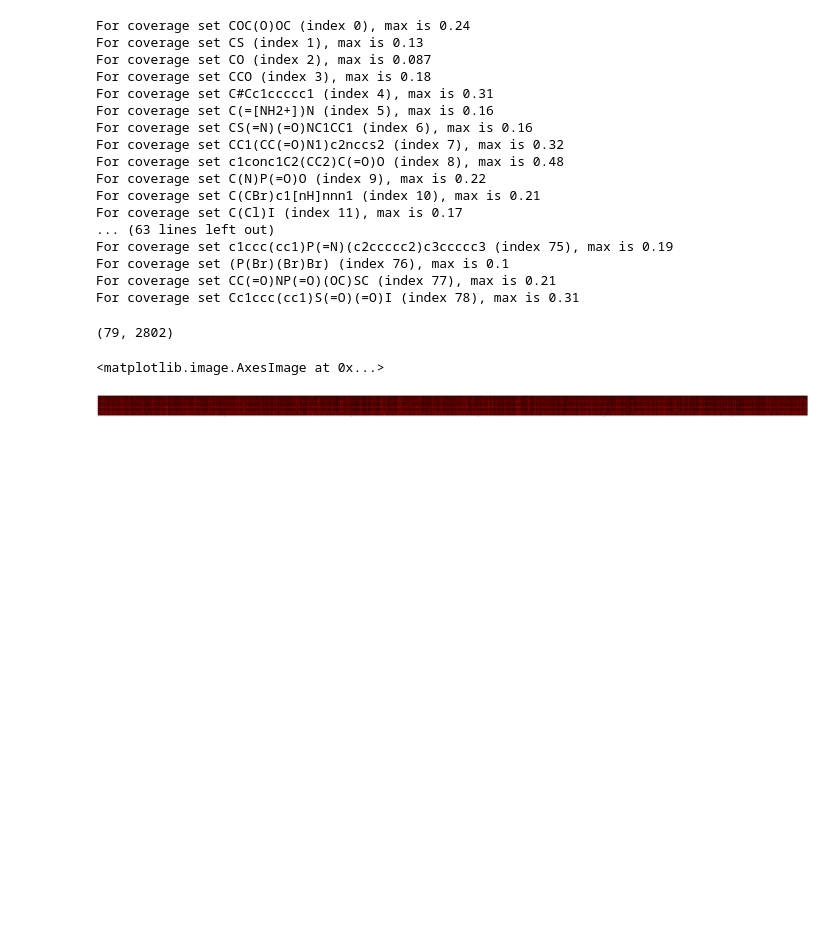
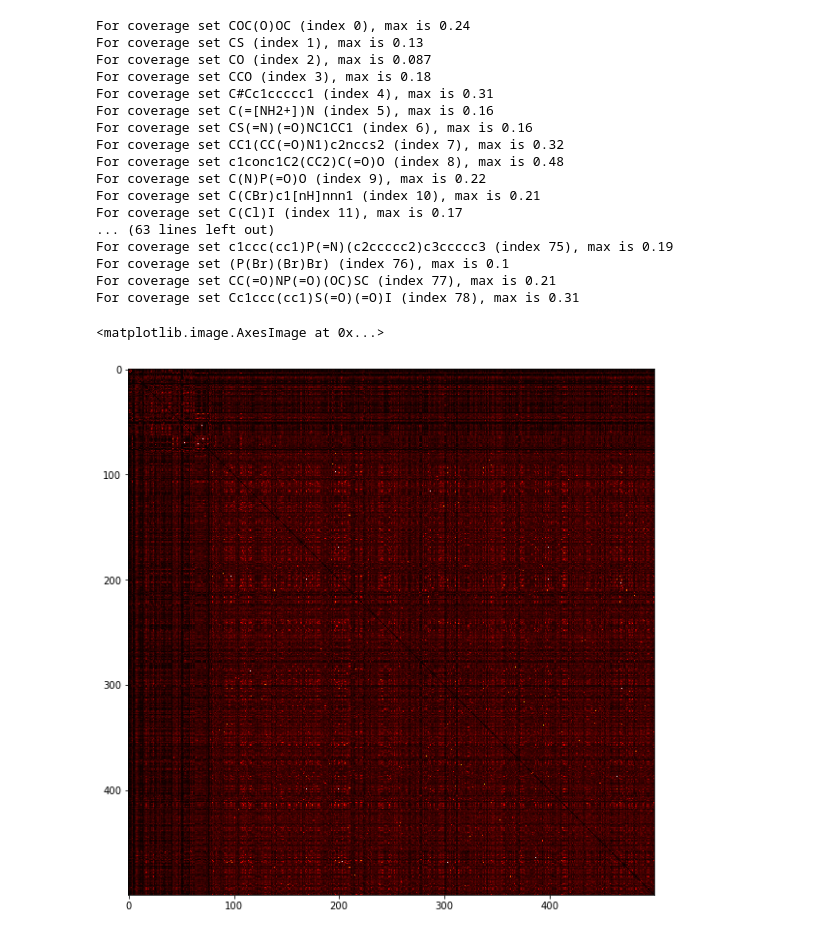
Before and after one commit to openforcefield/open-forcefield-data, a Jupyter notebook: construct_benchmarks/divide_sets.ipynb, the cells around one changed output. Saved outputs shown, nothing was run; the diff lists cells and outputs as text; code cells hidden in the pictures; blank space fills up the shorter version.

```diff
--- a/construct_benchmarks/divide_sets.ipynb
+++ b/construct_benchmarks/divide_sets.ipynb
@@ -3013,26 +3020,33 @@ For coverage set c1ccc(cc1)P(=N)(c2ccccc2)c3ccccc3 (index 75), max is 0.19
 For coverage set (P(Br)(Br)Br) (index 76), max is 0.1
 For coverage set CC(=O)NP(=O)(OC)SC (index 77), max is 0.21
 For coverage set Cc1ccc(cc1)S(=O)(=O)I (index 78), max is 0.31
-# %%
-# Compute full similarity matrix by this metric
-
-t_matrix = np.zeros( (len(coverage_set_smi), len(discrepancies_set_smi)), np.float)
-print(t_matrix.shape)
-
-for i, cov_smi in enumerate(coverage_set_smi):
-    tanimotos = []
-    for j, dis_smi in enumerate(discrepancies_set_smi):
-        t_matrix[i,j]= OETanimoto(coverage_set_fp[i], discrepancies_set_fp[j])
-
-import matplotlib.pyplot as plt
-%matplotlib inline
-
-plt.figure(figsize =(100,100))
-plt.imshow(t_matrix, cmap='hot')
-# %% [output]
-(79, 2802)
-<matplotlib.image.AxesImage at 0x...>
-[figure, removed]
+# %%
+# Compute full similarity matrix by this metric
+# Let's make it an (N+M)*(N+M) matrix so we have all-by-all similarities.
+# Make coverage set be first N, discrepancies set next M
+
+N = len(coverage_set_smi)
+M = len(discrepancies_set_smi)
+
+t_matrix = np.zeros( (N+M,N+M), np.float)
+
+comparison_fps = coverage_set_fp + discrepancies_set_fp
+comparison_mols = coverage_set_mols + discrepancies_set_mols
+
+for n in range(N+M):
+    for m in range(N+M):
+        if n != m: #Make diagonal elements be zero for more convenience
+            t_matrix[n,m] = OETanimoto( comparison_fps[n], comparison_fps[m])
+
+import matplotlib.pyplot as plt
+%matplotlib inline
+
+# Plot part of matrix
+plt.figure(figsize =(10,10))
+plt.imshow(t_matrix[0:500,0:500], cmap='hot')
+# %% [output]
+<matplotlib.image.AxesImage at 0x...>
+[figure, added]
 # %% [markdown]
 ### Next cluster to find things which are "alone"
 
```
Also changed, not shown: parts of 11 cells of this notebook.
